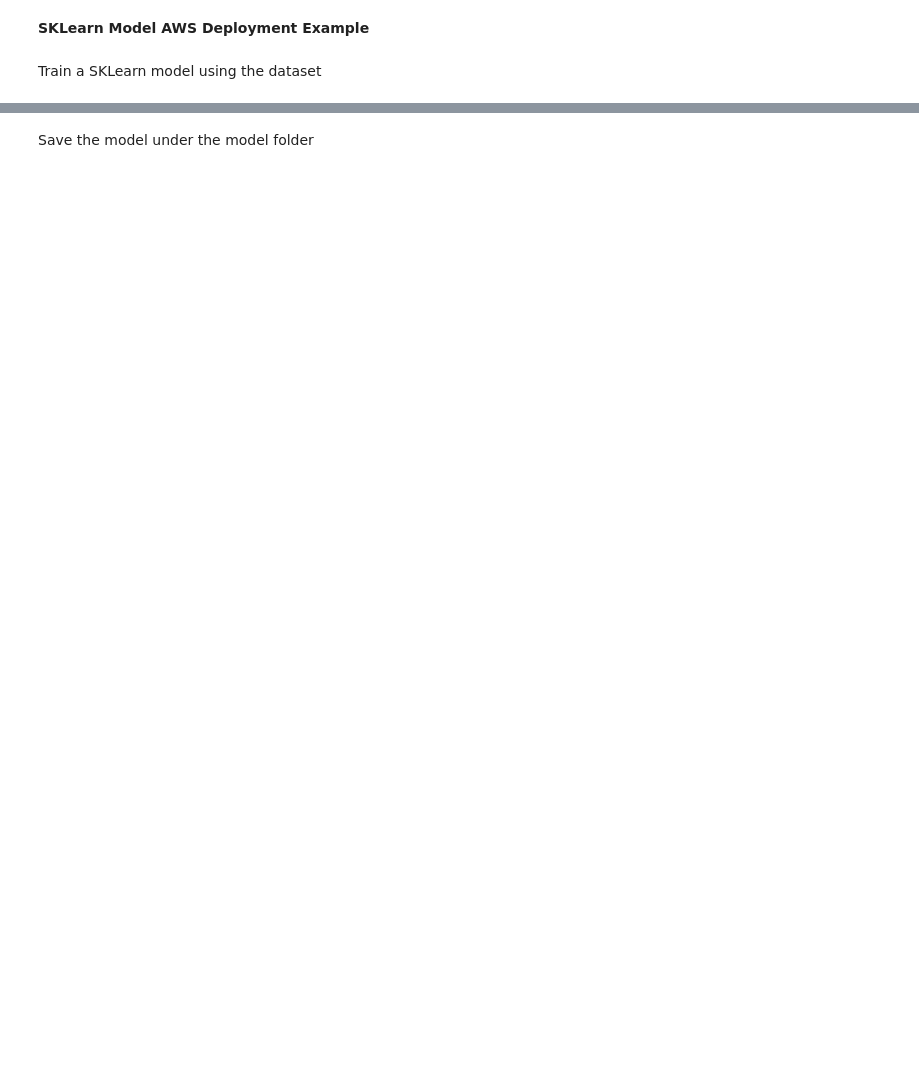
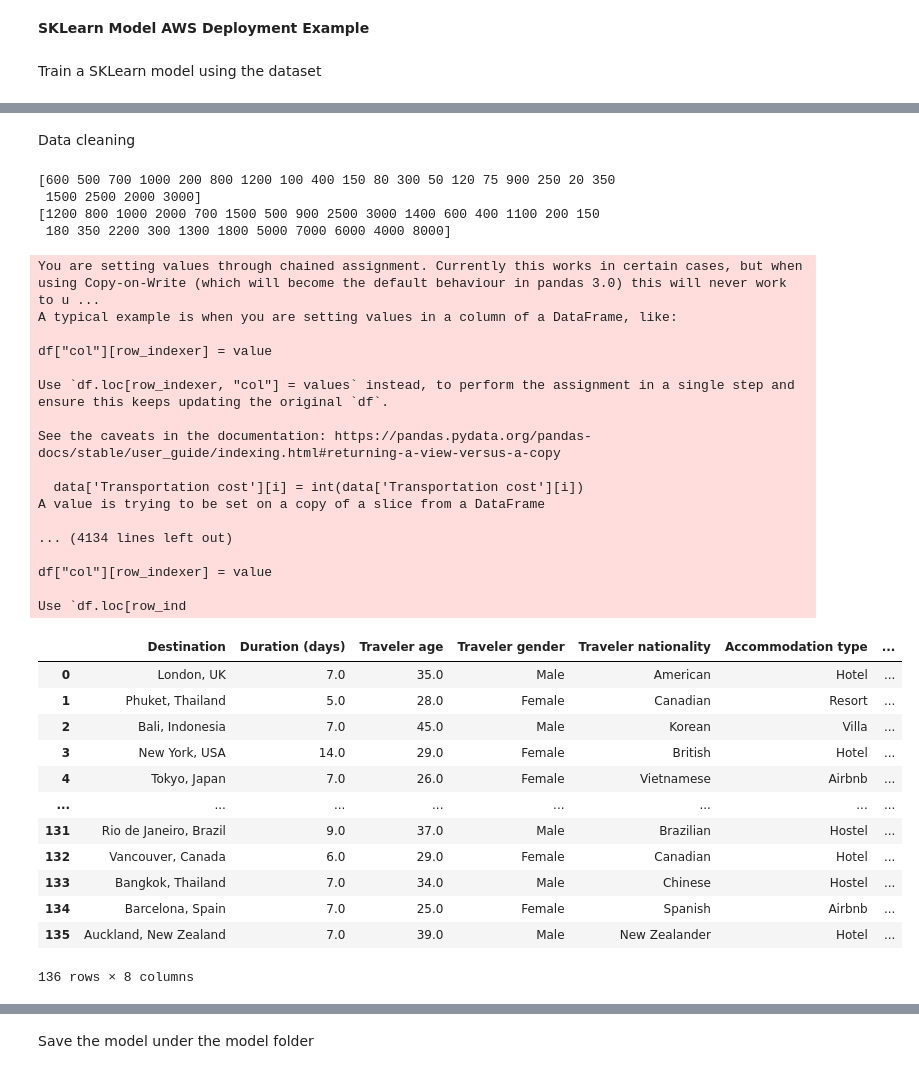
Before and after one commit to thomaschoi143/ml-deployment-workshop, a Jupyter notebook: sklearn/sklearn.ipynb, the cells around one changed output, grey strips where cells are left out. Cells and saved outputs as stored; diff of their text form; code cells hidden in the pictures; blank space fills up the shorter version.

```diff
--- a/sklearn/sklearn.ipynb
+++ b/sklearn/sklearn.ipynb
@@ -32,0 +66,79 @@ Accuracy: 100.00%
+# %% [markdown]
+Data cleaning
+# %%
+#For transportation cost
+for i in range(len(data['Transportation cost'])):
+    value_currency = data['Transportation cost'][i].split()
+    #Remove USD from numbers
+    if len(value_currency) == 2:
+        data['Transportation cost'][i] = int(value_currency[0])
+    else:
+        #Remove the '$' from numbers
+        if not value_currency[0][0].isdigit():
+            data['Transportation cost'][i] = data['Transportation cost'][i].replace("$", "")
+        #Remove the ',' from numbers
+        for char in value_currency:
+            if not char.isdigit():
+                data['Transportation cost'][i] = data['Transportation cost'][i].replace(",", "")
+        #Make sure we have correct data type i.e interger
+        data['Transportation cost'][i] = int(data['Transportation cost'][i])
+
+#For accommodation cost
+for i in range(len(data['Accommodation cost'])):
+    value_currency = data['Accommodation cost'][i].split()
+    #Remove USD from numbers
+    if len(value_currency) == 2:
+        data['Accommodation cost'][i] = int(value_currency[0])
+    else:
+        #Remove the '$' from numbers
+        if not value_currency[0][0].isdigit():
+            data['Accommodation cost'][i] = data['Accommodation cost'][i].replace("$", "")
+        #Remove the ',' from numbers
+        for char in value_currency:
+            if not char.isdigit():
+                data['Accommodation cost'][i] = data['Accommodation cost'][i].replace(",", "")
+        #Make sure we have correct data type i.e interger
+        data['Accommodation cost'][i] = int(data['Accommodation cost'][i])
+
+print(data['Transportation cost'].unique())
+print(data['Accommodation cost'].unique())
+
+#Create the feature column
+data['Transportation and Accommodation cost'] = data['Transportation cost'] + data['Accommodation cost']
+data = data.drop(columns=['Transportation cost', 'Accommodation cost', 'index'])
+data
+# %% [output]
+[600 500 700 1000 200 800 1200 100 400 150 80 300 50 120 75 900 250 20 350
+ 1500 2500 2000 3000]
+[1200 800 1000 2000 700 1500 500 900 2500 3000 1400 600 400 1100 200 150
+ 180 350 2200 300 1300 1800 5000 7000 6000 4000 8000]
+You are setting values through chained assignment. Currently this works in certain cases, but when using Copy-on-Write (which will become the default behaviour in pandas 3.0) this will never work to u ...
+A typical example is when you are setting values in a column of a DataFrame, like:
+
+df["col"][row_indexer] = value
+
+Use `df.loc[row_indexer, "col"] = values` instead, to perform the assignment in a single step and ensure this keeps updating the original `df`.
+
+See the caveats in the documentation: https://pandas.pydata.org/pandas-docs/stable/user_guide/indexing.html#returning-a-view-versus-a-copy
+
+  data['Transportation cost'][i] = int(data['Transportation cost'][i])
+A value is trying to be set on a copy of a slice from a DataFrame
+
+... (4134 lines left out)
+
+df["col"][row_indexer] = value
+
+Use `df.loc[row_ind
+|  | Destination | Duration (days) | Traveler age | Traveler gender | Traveler nationality | Accommodation type | ... |
+| 0 | London, UK | 7.0 | 35.0 | Male | American | Hotel | ... |
+| 1 | Phuket, Thailand | 5.0 | 28.0 | Female | Canadian | Resort | ... |
+| 2 | Bali, Indonesia | 7.0 | 45.0 | Male | Korean | Villa | ... |
+| 3 | New York, USA | 14.0 | 29.0 | Female | British | Hotel | ... |
+| 4 | Tokyo, Japan | 7.0 | 26.0 | Female | Vietnamese | Airbnb | ... |
+| ... | ... | ... | ... | ... | ... | ... | ... |
+| 131 | Rio de Janeiro, Brazil | 9.0 | 37.0 | Male | Brazilian | Hostel | ... |
+| 132 | Vancouver, Canada | 6.0 | 29.0 | Female | Canadian | Hotel | ... |
+| 133 | Bangkok, Thailand | 7.0 | 34.0 | Male | Chinese | Hostel | ... |
+| 134 | Barcelona, Spain | 7.0 | 25.0 | Female | Spanish | Airbnb | ... |
+| 135 | Auckland, New Zealand | 7.0 | 39.0 | Male | New Zealander | Hotel | ... |
+136 rows × 8 columns
```
Also changed, not shown: parts of 19 cells of this notebook, 3 other files.
